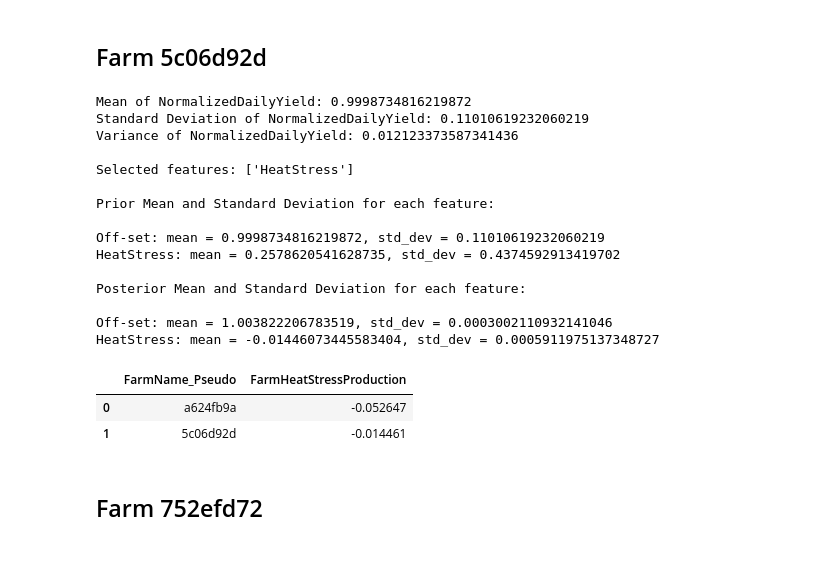
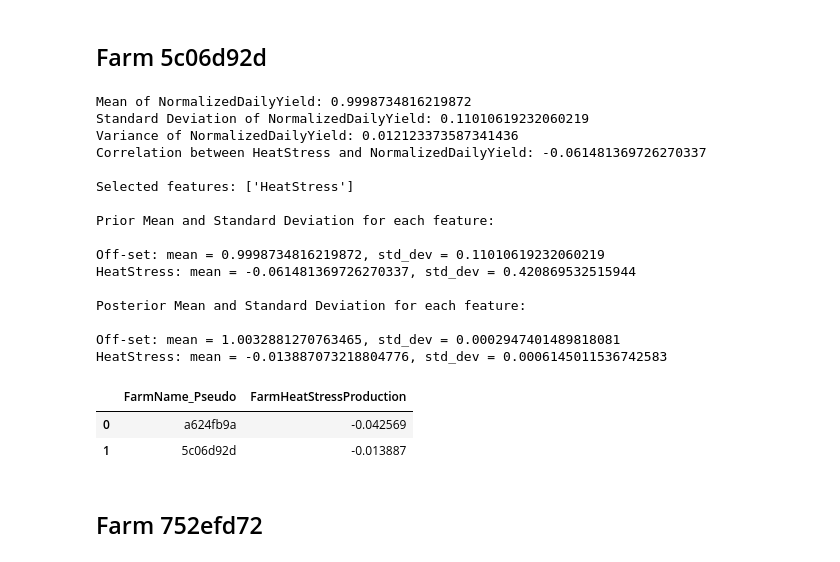
Before and after one commit to jockepolis/HeatStressEvaluationSummer24, a Jupyter notebook: ModelingFarmLevelYield/BLR_FarmHeatApp.ipynb, the cells around one changed output. Cells and saved outputs as stored; diff of their text form; code cells hidden in the pictures.

```diff
--- a/ModelingFarmLevelYield/BLR_FarmHeatApp.ipynb
+++ b/ModelingFarmLevelYield/BLR_FarmHeatApp.ipynb
@@ -185,12 +183,16 @@ train_data, val_data = train_test_split(farm_data, test_size=0.3, random_state=4
 # Define the single feature
 features = ['HeatStress']
 
+# Calculate the correlation between HeatStress and NormalizedDailyYield
+heatstress_correlation = train_data['HeatStress'].corr(train_data[target])
+print("Correlation between HeatStress and NormalizedDailyYield:", heatstress_correlation)
+
 # Function to fit and get the posterior mean for HeatStress
-def fit_and_get_heatstress_posterior(farm_id, train_data, features):
+def fit_and_get_heatstress_posterior(farm_id, train_data, features, heatstress_correlation):
     print(f"\nSelected features: {features}")
 
     # Calculate prior means for the features
-    prior_mean_values = [train_data[feature].mean() for feature in features]
+    prior_mean_values = [heatstress_correlation]  # Use correlation as prior mean for HeatStress
     prior_std_values = [train_data[feature].std() for feature in features]
 
     # Define priors
@@ -228,7 +230,7 @@ def fit_and_get_heatstress_posterior(farm_id, train_data, features):
     return heatstress_posterior_mean
 
 # Train the model with the HeatStress feature on the training set and print results
-heatstress_posterior_mean = fit_and_get_heatstress_posterior(farm_id, train_data, features)
+heatstress_posterior_mean = fit_and_get_heatstress_posterior(farm_id, train_data, features, heatstress_correlation)
 
 # Create a new DataFrame for the current farm's result
 new_result = pd.DataFrame([{
@@ -288,12 +291,16 @@ train_data, val_data = train_test_split(farm_data, test_size=0.3, random_state=4
 # Define the single feature
 features = ['HeatStress']
 
+# Calculate the correlation between HeatStress and NormalizedDailyYield
+heatstress_correlation = train_data['HeatStress'].corr(train_data[target])
+print("Correlation between HeatStress and NormalizedDailyYield:", heatstress_correlation)
+
 # Function to fit and get the posterior mean for HeatStress
-def fit_and_get_heatstress_posterior(farm_id, train_data, features):
+def fit_and_get_heatstress_posterior(farm_id, train_data, features, heatstress_correlation):
     print(f"\nSelected features: {features}")
 
     # Calculate prior means for the features
-    prior_mean_values = [train_data[feature].mean() for feature in features]
+    prior_mean_values = [heatstress_correlation]  # Use correlation as prior mean for HeatStress
     prior_std_values = [train_data[feature].std() for feature in features]
 
     # Define priors
@@ -331,40 +338,41 @@ def fit_and_get_heatstress_posterior(farm_id, train_data, features):
     return heatstress_posterior_mean
 
 # Train the model with the HeatStress feature on the training set and print results
-heatstress_posterior_mean = fit_and_get_heatstress_posterior(farm_id, train_data, features)
+heatstress_posterior_mean = fit_and_get_heatstress_posterior(farm_id, train_data, features, heatstress_correlation)
 
 # Create a new DataFrame for the current farm's result
 new_result = pd.DataFrame([{
     'FarmName_Pseudo': farm_id,
     'FarmHeatStressProduction': heatstress_posterior_mean
 }])
 
 # Check if results_df is empty before concatenation
 if results_df.empty:
     results_df = new_result
 else:
     results_df = pd.concat([results_df, new_result], ignore_index=True)
 
 results_df
 # %% [output]
 Mean of NormalizedDailyYield: 0.9998734816219872
 Standard Deviation of NormalizedDailyYield: 0.11010619232060219
 Variance of NormalizedDailyYield: 0.012123373587341436
+Correlation between HeatStress and NormalizedDailyYield: -0.061481369726270337
 
 Selected features: ['HeatStress']
 
 Prior Mean and Standard Deviation for each feature:
 
 Off-set: mean = 0.9998734816219872, std_dev = 0.11010619232060219
-HeatStress: mean = 0.2578620541628735, std_dev = 0.4374592913419702
+HeatStress: mean = -0.061481369726270337, std_dev = 0.420869532515944
 
 Posterior Mean and Standard Deviation for each feature:
 
-Off-set: mean = 1.003822206783519, std_dev = 0.0003002110932141046
-HeatStress: mean = -0.01446073445583404, std_dev = 0.0005911975137348727
+Off-set: mean = 1.0032881270763465, std_dev = 0.0002947401489818081
+HeatStress: mean = -0.013887073218804776, std_dev = 0.0006145011536742583
 |  | FarmName_Pseudo | FarmHeatStressProduction |
-| 0 | a624fb9a | -0.052647 |
-| 1 | 5c06d92d | -0.014461 |
+| 0 | a624fb9a | -0.042569 |
+| 1 | 5c06d92d | -0.013887 |
 # %% [markdown]
 ## Farm 752efd72
 # %%
```
Also changed, not shown: parts of 6 cells of this notebook, 2 other files.
